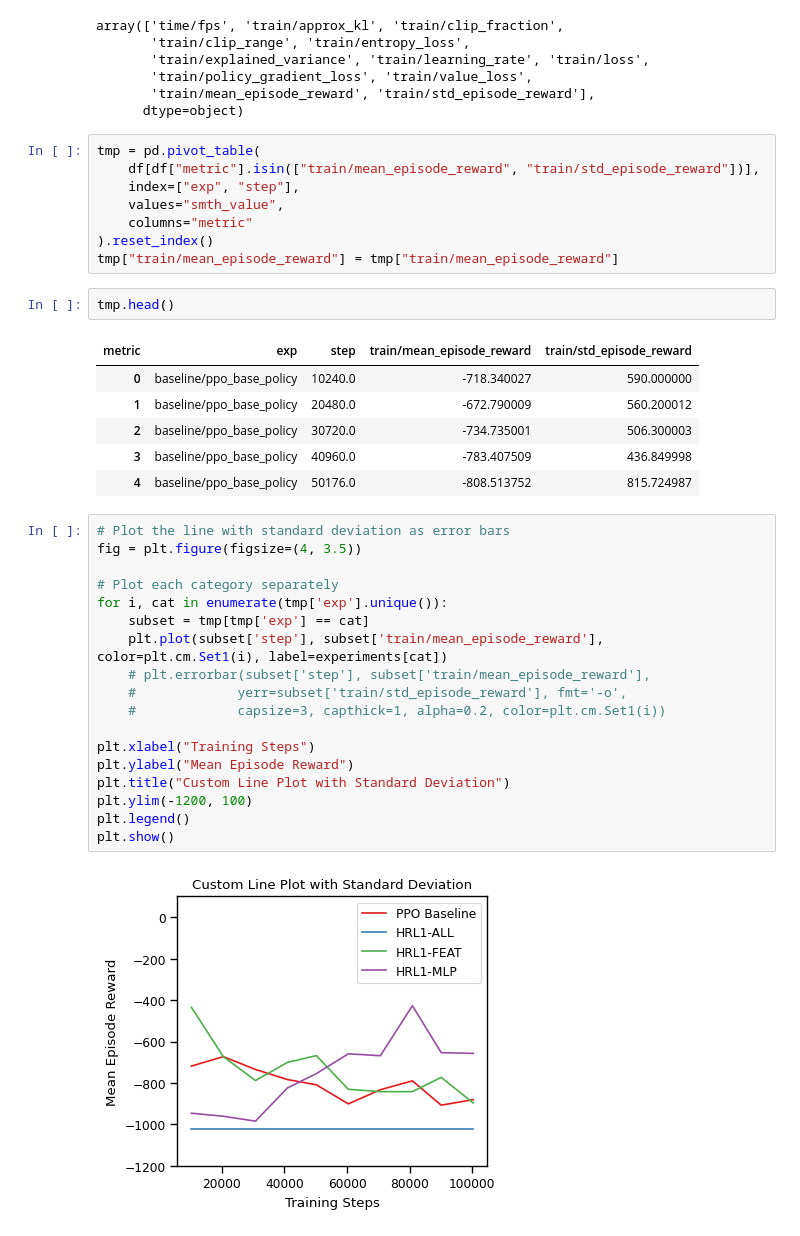
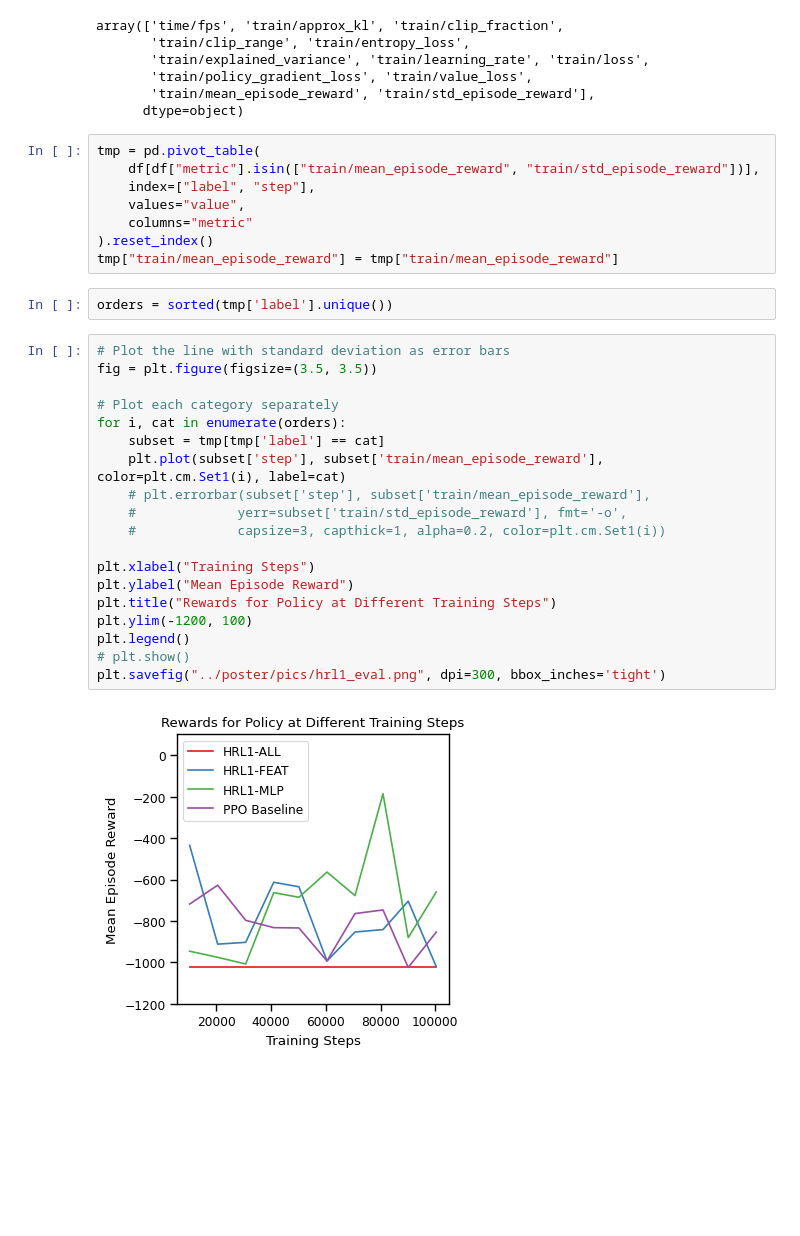
Before and after one commit to danhuay/cs234_project, a Jupyter notebook: code/tensorboard_extract.ipynb, the cells around one changed output. Drawn from its saved outputs; the diff is of its cells as text; blank space fills up the shorter version.

```diff
--- a/code/tensorboard_extract.ipynb
+++ b/code/tensorboard_extract.ipynb
@@ -132,39 +141,33 @@ array(['time/fps', 'train/approx_kl', 'train/clip_fraction',
 # %%
 tmp = pd.pivot_table(
     df[df["metric"].isin(["train/mean_episode_reward", "train/std_episode_reward"])],
-    index=["exp", "step"],
-    values="smth_value",
+    index=["label", "step"],
+    values="value",
     columns="metric"
 ).reset_index()
 tmp["train/mean_episode_reward"] = tmp["train/mean_episode_reward"]
-# %%
-tmp.head()
-# %% [output]
-| metric | exp | step | train/mean_episode_reward | train/std_episode_reward |
-| 0 | baseline/ppo_base_policy | 10240.0 | -718.340027 | 590.000000 |
-| 1 | baseline/ppo_base_policy | 20480.0 | -672.790009 | 560.200012 |
-| 2 | baseline/ppo_base_policy | 30720.0 | -734.735001 | 506.300003 |
-| 3 | baseline/ppo_base_policy | 40960.0 | -783.407509 | 436.849998 |
-| 4 | baseline/ppo_base_policy | 50176.0 | -808.513752 | 815.724987 |
+# %%
+orders = sorted(tmp['label'].unique())
 # %%
 # Plot the line with standard deviation as error bars
-fig = plt.figure(figsize=(4, 3.5))
+fig = plt.figure(figsize=(3.5, 3.5))
 
 # Plot each category separately
-for i, cat in enumerate(tmp['exp'].unique()):
-    subset = tmp[tmp['exp'] == cat]
-    plt.plot(subset['step'], subset['train/mean_episode_reward'], color=plt.cm.Set1(i), label=experiments[cat])
+for i, cat in enumerate(orders):
+    subset = tmp[tmp['label'] == cat]
+    plt.plot(subset['step'], subset['train/mean_episode_reward'], color=plt.cm.Set1(i), label=cat)
     # plt.errorbar(subset['step'], subset['train/mean_episode_reward'],
     #             yerr=subset['train/std_episode_reward'], fmt='-o',
     #             capsize=3, capthick=1, alpha=0.2, color=plt.cm.Set1(i))
 
 plt.xlabel("Training Steps")
 plt.ylabel("Mean Episode Reward")
-plt.title("Custom Line Plot with Standard Deviation")
+plt.title("Rewards for Policy at Different Training Steps")
 plt.ylim(-1200, 100)
 plt.legend()
-plt.show()
+# plt.show()
+plt.savefig("../poster/pics/hrl1_eval.png", dpi=300, bbox_inches='tight')
 # %% [output]
-[figure, old version]
+[figure, new version]
 # %%
 _t = df.loc[df['metric'] == "train/entropy_loss", :]
```
Also changed, not shown: parts of 3 cells of this notebook, 6 other files.
